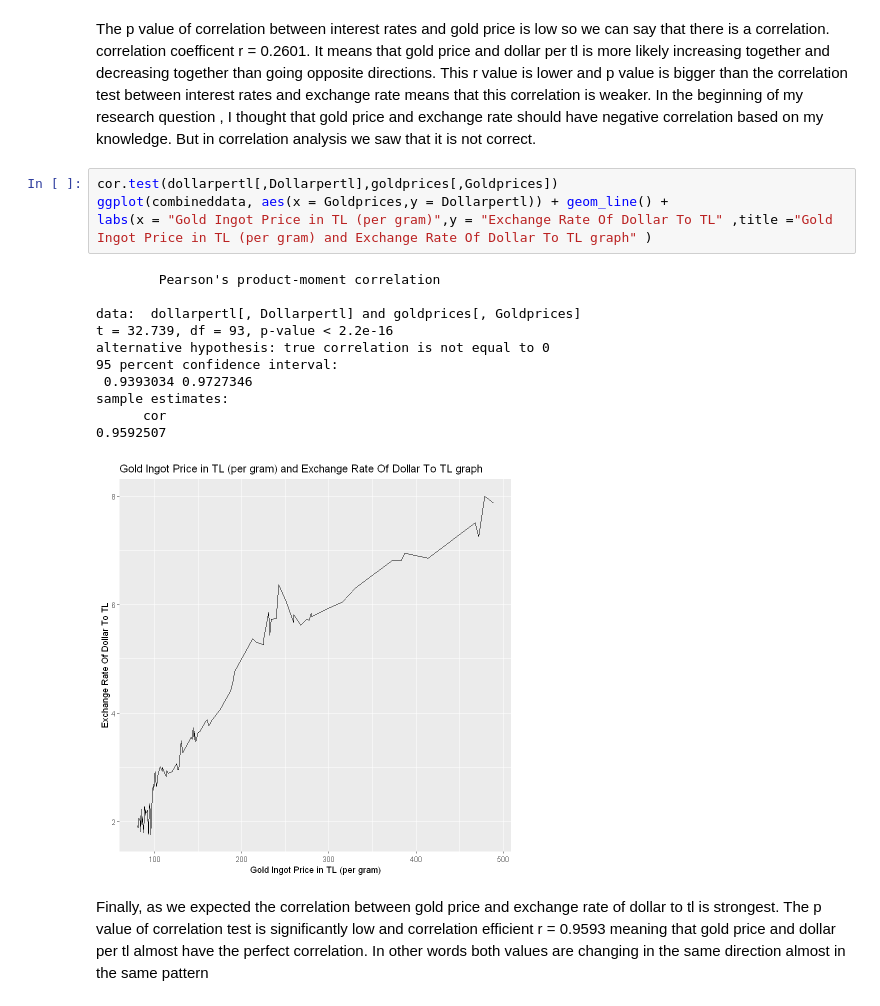
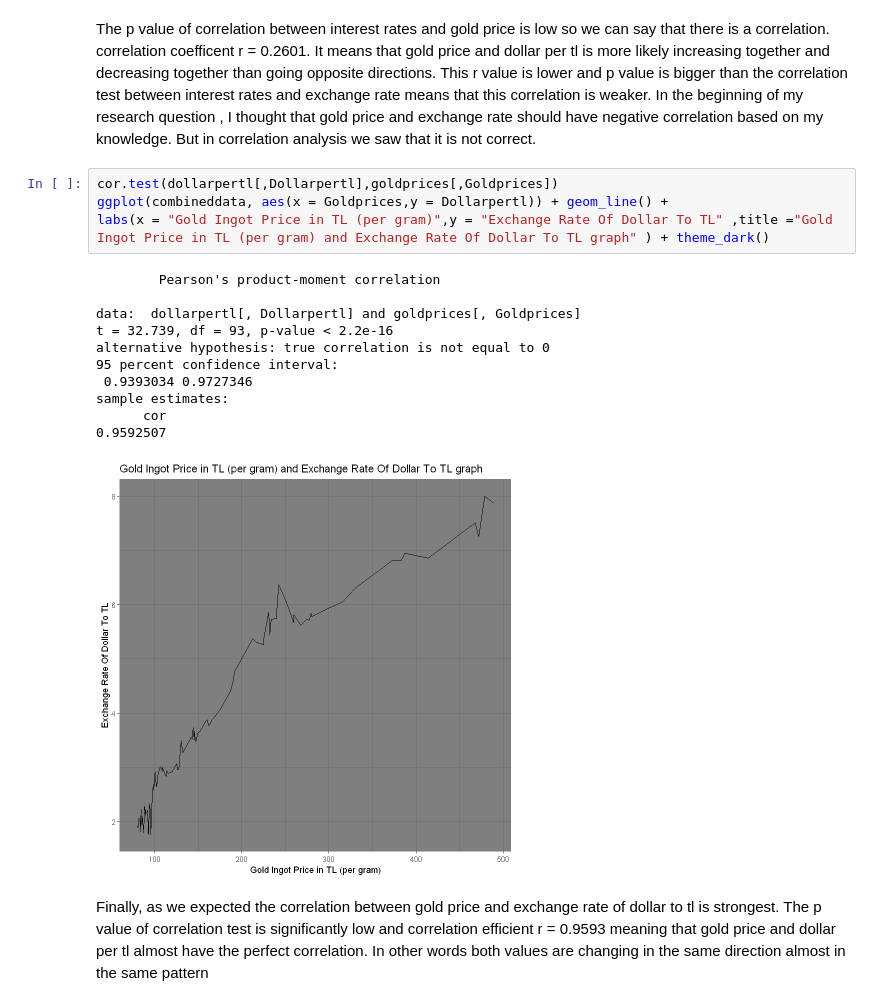
Before and after one commit to BU-IE-360/fall20-alperenkoksal, a Jupyter notebook: files/homework_2.ipynb, the cells around one changed output. Cells and saved outputs as stored; diff of their text form.

```diff
--- a/files/homework_2.ipynb
+++ b/files/homework_2.ipynb
@@ -118,18 +113,18 @@ The p value of correlation between interest rates and gold price is low so we ca
 # %%
 cor.test(dollarpertl[,Dollarpertl],goldprices[,Goldprices])
 ggplot(combineddata, aes(x = Goldprices,y = Dollarpertl)) + geom_line() +
-labs(x = "Gold Ingot Price in TL (per gram)",y = "Exchange Rate Of Dollar To TL" ,title ="Gold Ingot Price in TL (per gram) and Exchange Rate Of Dollar To TL graph" )
+labs(x = "Gold Ingot Price in TL (per gram)",y = "Exchange Rate Of Dollar To TL" ,title ="Gold Ingot Price in TL (per gram) and Exchange Rate Of Dollar To TL graph" ) + theme_dark()
 # %% [output]
         Pearson's product-moment correlation
 
 data:  dollarpertl[, Dollarpertl] and goldprices[, Goldprices]
 t = 32.739, df = 93, p-value < 2.2e-16
 alternative hypothesis: true correlation is not equal to 0
 95 percent confidence interval:
  0.9393034 0.9727346
 sample estimates:
       cor
 0.9592507
-[figure, old version]
+[figure, new version]
 # %% [markdown]
 Finally, as we expected the correlation between gold price and exchange rate of dollar to tl is strongest. The p value of correlation test is significantly low and correlation efficient r = 0.9593 meaning that gold price and dollar per tl almost have the perfect correlation. In other words both values are changing in the same direction almost in the same pattern
```
Also changed, not shown: parts of 8 cells of this notebook.
